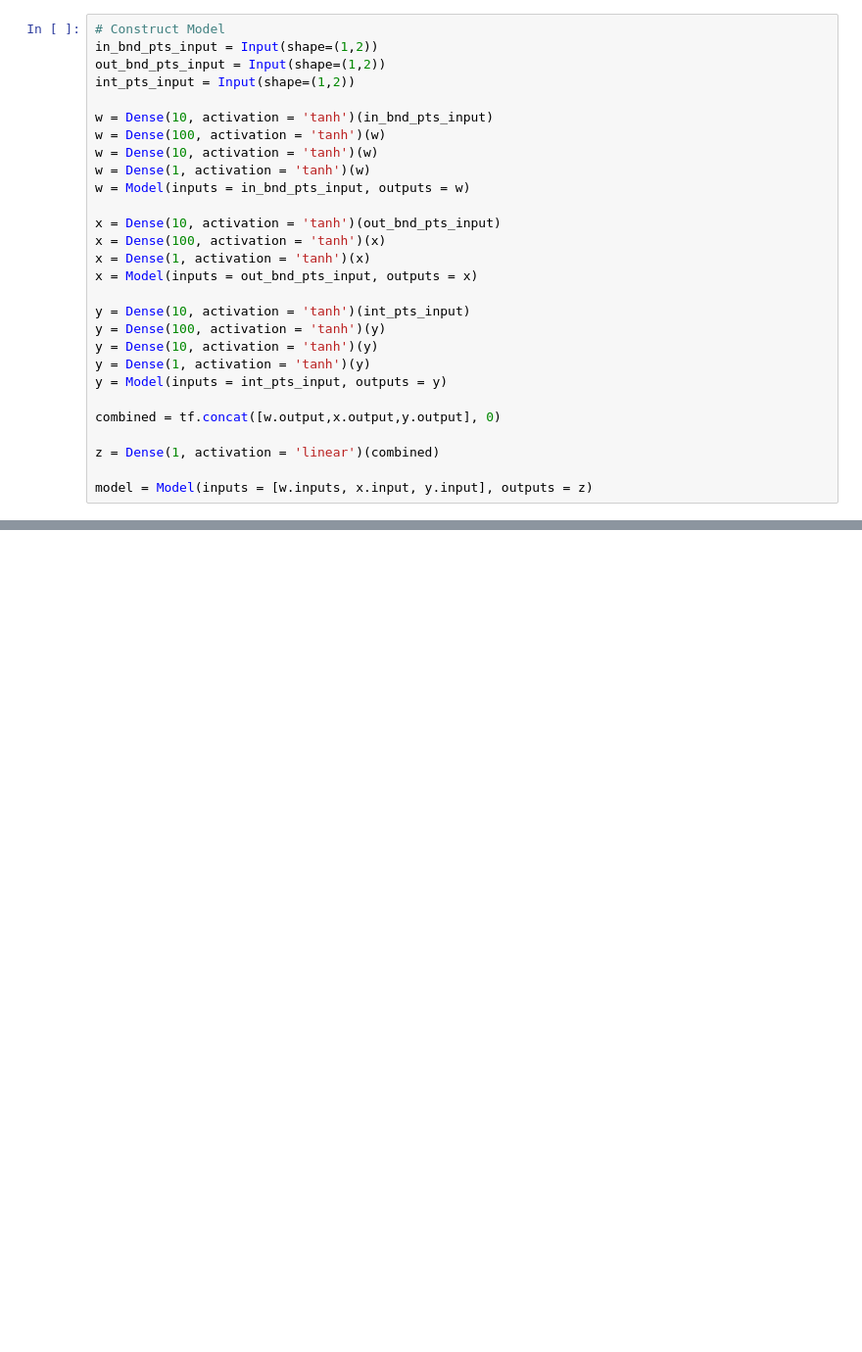
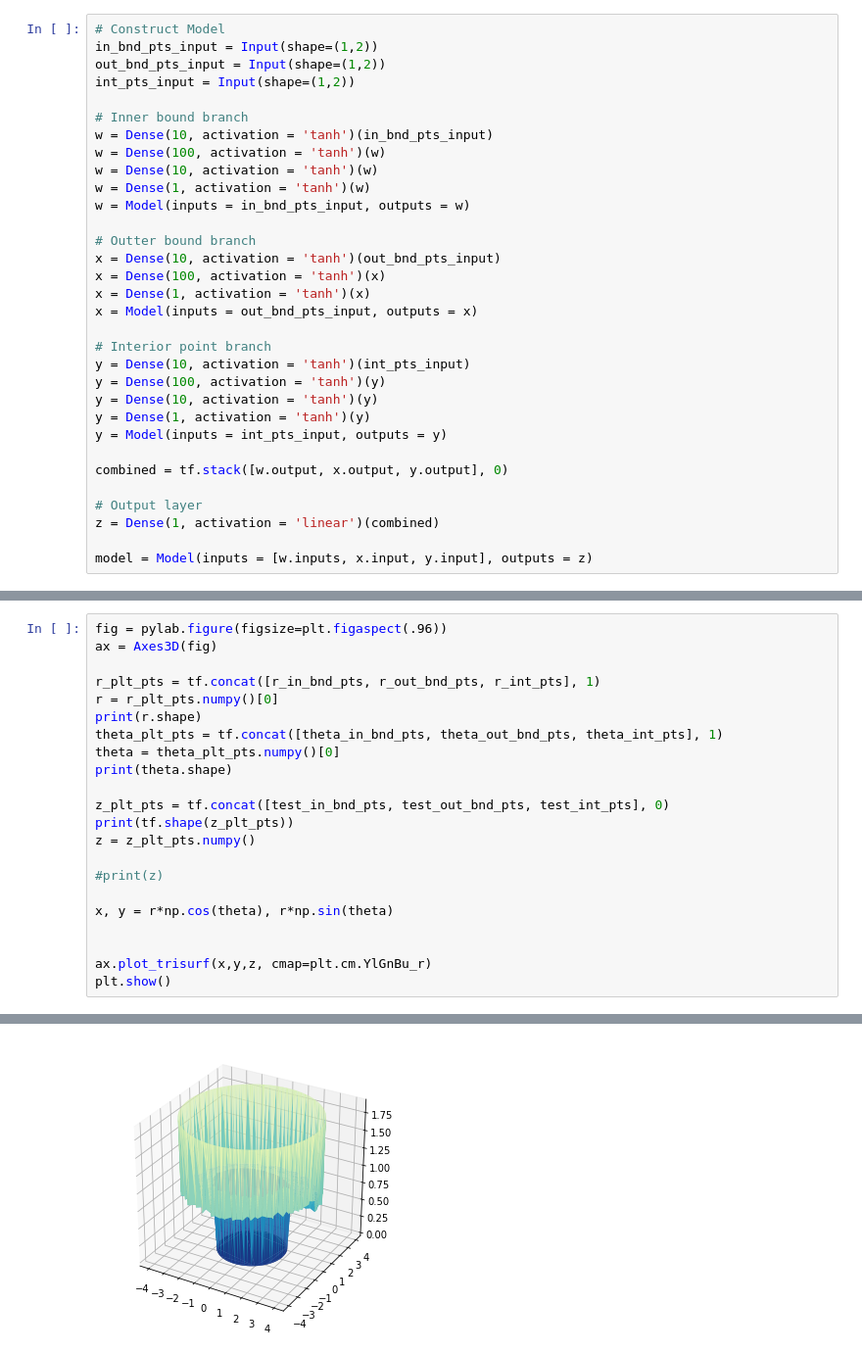
Before and after one commit to DothWalrus/machine_learning_pde, a Jupyter notebook: 2d_laplace_dvm.ipynb, the cells around one changed output, grey strips where cells are left out. Shown at 98% size. Cells and saved outputs as stored; diff of their text form; blank space fills up the shorter version.

```diff
--- a/2d_laplace_dvm.ipynb
+++ b/2d_laplace_dvm.ipynb
@@ -40,25 +53,29 @@ in_bnd_pts_input = Input(shape=(1,2))
 out_bnd_pts_input = Input(shape=(1,2))
 int_pts_input = Input(shape=(1,2))
 
+# Inner bound branch
 w = Dense(10, activation = 'tanh')(in_bnd_pts_input)
 w = Dense(100, activation = 'tanh')(w)
 w = Dense(10, activation = 'tanh')(w)
 w = Dense(1, activation = 'tanh')(w)
 w = Model(inputs = in_bnd_pts_input, outputs = w)
 
+# Outter bound branch
 x = Dense(10, activation = 'tanh')(out_bnd_pts_input)
 x = Dense(100, activation = 'tanh')(x)
 x = Dense(1, activation = 'tanh')(x)
 x = Model(inputs = out_bnd_pts_input, outputs = x)
 
+# Interior point branch
 y = Dense(10, activation = 'tanh')(int_pts_input)
 y = Dense(100, activation = 'tanh')(y)
 y = Dense(10, activation = 'tanh')(y)
 y = Dense(1, activation = 'tanh')(y)
 y = Model(inputs = int_pts_input, outputs = y)
 
-combined = tf.concat([w.output,x.output,y.output], 0)
+combined = tf.stack([w.output, x.output, y.output], 0)
 
+# Output layer
 z = Dense(1, activation = 'linear')(combined)
 
 model = Model(inputs = [w.inputs, x.input, y.input], outputs = z)
@@ -153,0 +219,23 @@ ValueError: The truth value of an array with more than one element is ambiguous.
+# %%
+fig = pylab.figure(figsize=plt.figaspect(.96))
+ax = Axes3D(fig)
+
+r_plt_pts = tf.concat([r_in_bnd_pts, r_out_bnd_pts, r_int_pts], 1)
+r = r_plt_pts.numpy()[0]
+print(r.shape)
+theta_plt_pts = tf.concat([theta_in_bnd_pts, theta_out_bnd_pts, theta_int_pts], 1)
+theta = theta_plt_pts.numpy()[0]
+print(theta.shape)
+
+z_plt_pts = tf.concat([test_in_bnd_pts, test_out_bnd_pts, test_int_pts], 0)
+print(tf.shape(z_plt_pts))
+z = z_plt_pts.numpy()
+
+#print(z)
+
+x, y = r*np.cos(theta), r*np.sin(theta)
+
+
+ax.plot_trisurf(x,y,z, cmap=plt.cm.YlGnBu_r)
+plt.show()
+# %% [output]
@@ -153,0 +245 @@ ValueError: The truth value of an array with more than one element is ambiguous.
+[figure, added]
```
Also changed, not shown: parts of 7 cells of this notebook.
